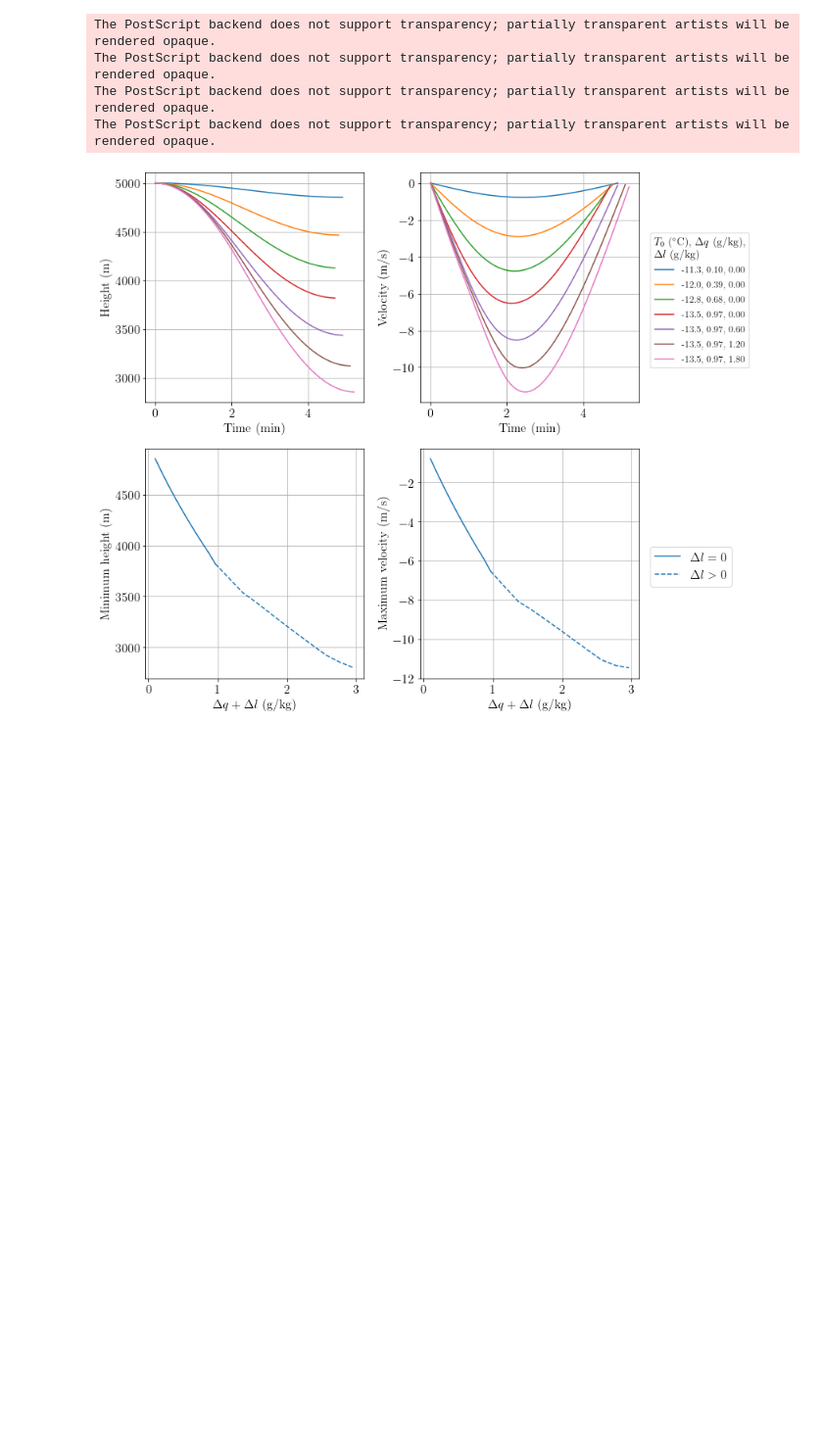
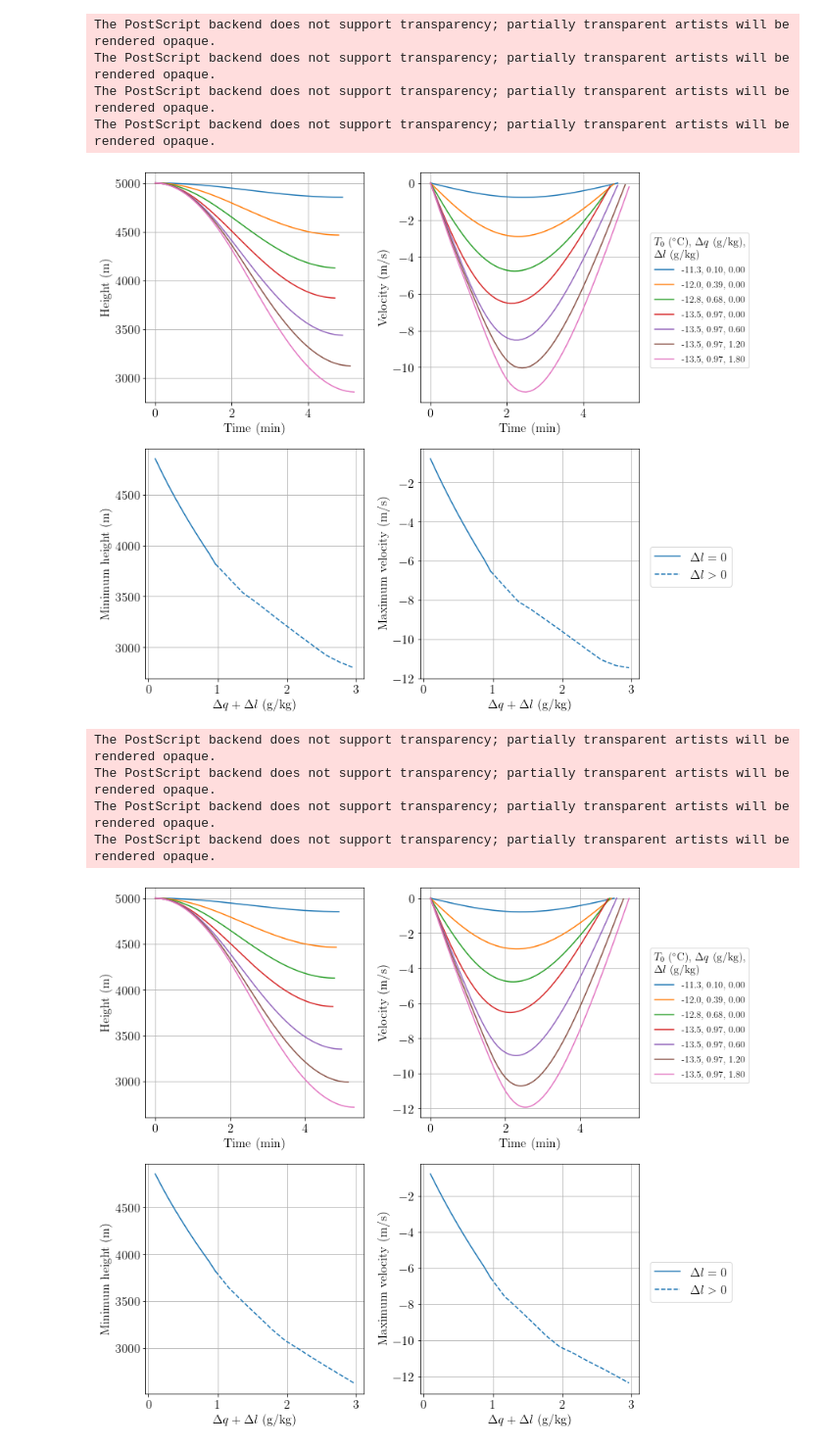
Before and after one commit to tschanzer/taste-of-research-21T3, a Jupyter notebook: notebooks/final_experiments/20211110_varying_initial_conditions.ipynb, the cells around one changed output. Shown at 98% size. Cells and saved outputs as stored; diff of their text form; code cells hidden in the pictures; blank space fills up the shorter version.

Commit message:
Update figures after new wet bulb calculation

```diff
--- a/notebooks/final_experiments/20211110_varying_initial_conditions.ipynb
+++ b/notebooks/final_experiments/20211110_varying_initial_conditions.ipynb
@@ -133,3 +133,64 @@ The PostScript backend does not support transparency; partially transparent arti
 The PostScript backend does not support transparency; partially transparent artists will be rendered opaque.
 The PostScript backend does not support transparency; partially transparent artists will be rendered opaque.
 [figure]
+# %%
+fig = plt.figure(figsize=(12,10))
+ax = fig.add_subplot(221)
+for sol, t, q, l in zip(
+        sols[::3], t_initial[::3], q_initial[::3], l_initial[::3]):
+    ax.plot(time, sol.height)
+ax.grid()
+ax.set(
+    xlabel='Time (min)',
+    ylabel='Height (m)')
+
+ax = fig.add_subplot(222)
+for sol, t, q, l in zip(
+        sols[::3], t_initial[::3], q_initial[::3], l_initial[::3]):
+    ax.plot(
+        time, sol.velocity,
+        label='{:.1f}, {:.2f}, {:.2f}'.format(t.m, (q - env_q).m*1e3, l.m*1e3))
+lgd = ax.legend(loc=[1.05, 0.15], fontsize=12, title_fontsize=14)
+lgd.set_title('$T_0$ ($^\circ$C), $\Delta q$ (g/kg),\n$\Delta l$ (g/kg)')
+ax.grid()
+ax.set(
+    xlabel='Time (min)',
+    ylabel='Velocity (m/s)')
+
+ax = fig.add_subplot(223)
+ax.plot(
+    [(q - env_q + l).m*1e3 for q, l in zip(q_initial[:10], l_initial[:10])],
+    [sol.min_height.m for sol in sols[:10]], color='tab:blue')
+ax.plot(
+    [(q - env_q + l).m*1e3 for q, l in zip(q_initial[9:], l_initial[9:])],
+    [sol.min_height.m for sol in sols[9:]], '--', color='tab:blue')
+ax.grid()
+ax.set(
+    xlabel='$\Delta q + \Delta l$ (g/kg)',
+    ylabel='Minimum height (m)')
+
+ax = fig.add_subplot(224)
+ax.plot(
+    [(q - env_q + l).m*1e3 for q, l in zip(q_initial[:10], l_initial[:10])],
+    [np.nanmin(sol.velocity.m) for sol in sols[:10]], color='tab:blue',
+    label='$\Delta l = 0$')
+ax.plot(
+    [(q - env_q + l).m*1e3 for q, l in zip(q_initial[9:], l_initial[9:])],
+    [np.nanmin(sol.velocity.m) for sol in sols[9:]], '--', color='tab:blue',
+    label='$\Delta l > 0$')
+ax.legend(loc=[1.05, 0.4])
+ax.grid()
+ax.set(
+    xlabel='$\Delta q + \Delta l$ (g/kg)',
+    ylabel='Maximum velocity (m/s)')
+
+fig.tight_layout()
+fig.savefig(fig_path + 'motion_vs_initial_conditions_50RH_1perkm.eps',
+            facecolor='w', bbox_inches='tight')
+plt.show()
+# %% [output]
+The PostScript backend does not support transparency; partially transparent artists will be rendered opaque.
+The PostScript backend does not support transparency; partially transparent artists will be rendered opaque.
+The PostScript backend does not support transparency; partially transparent artists will be rendered opaque.
+The PostScript backend does not support transparency; partially transparent artists will be rendered opaque.
+[figure, added]
```
Also changed, not shown: parts of 2 cells of this notebook, 8 other files.
